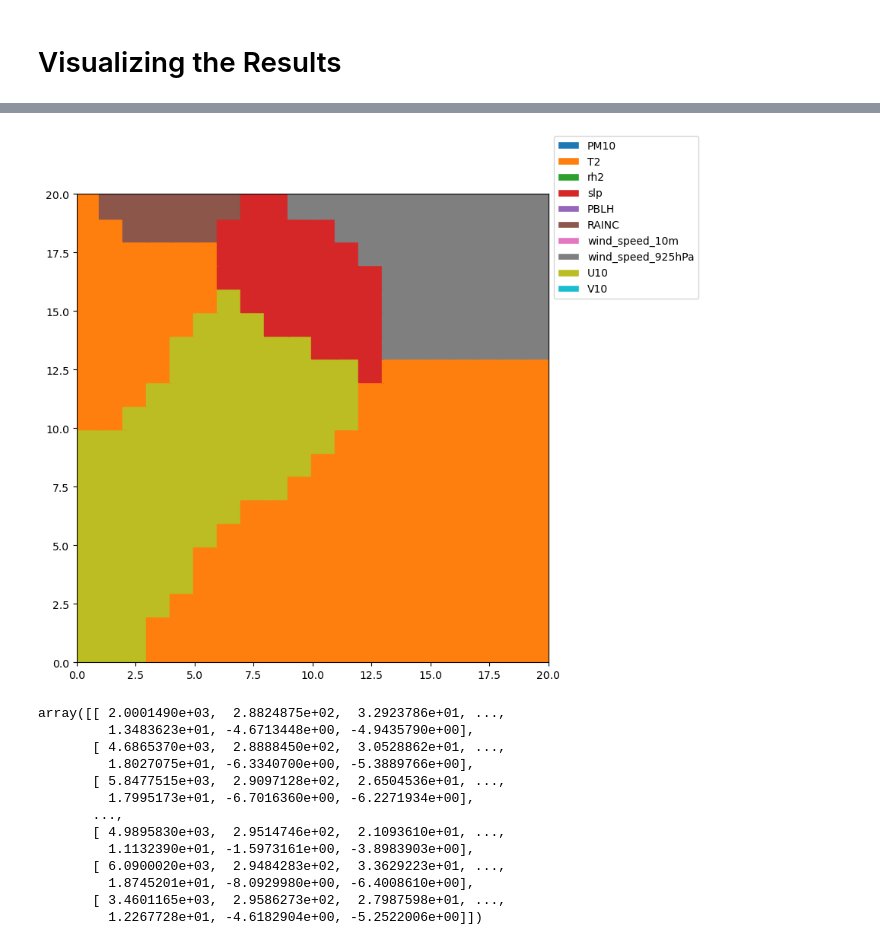
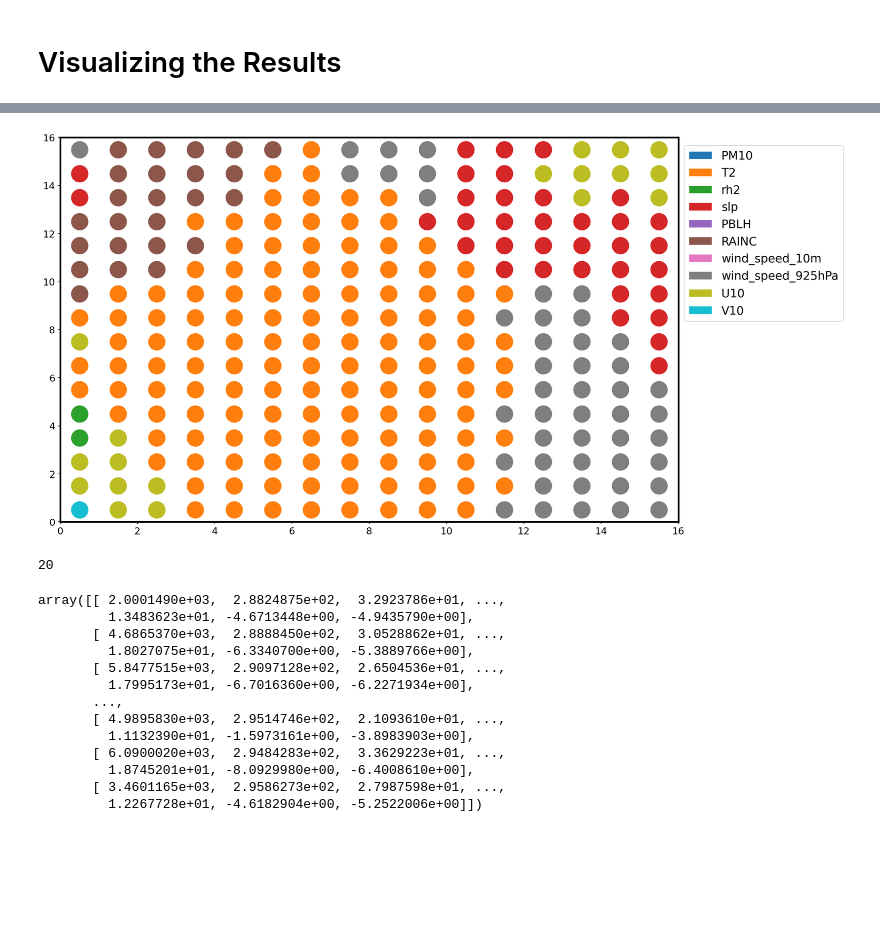
Before and after one commit to projectpythia-mystmd/dust-cookbook, a Jupyter notebook: initial_code.ipynb, the cells around one changed output, grey strips where cells are left out. Saved outputs shown, nothing was run; the diff lists cells and outputs as text; code cells hidden in the pictures; blank space fills up the shorter version.

```diff
--- a/initial_code.ipynb
+++ b/initial_code.ipynb
@@ -140,27 +248,31 @@ plt.savefig('feature_importance.png')
-# %%
-Z = np.zeros((num, num))
-cols = np.array(['sandybrown', 'red', 'darkgreen', 'steelblue', 'magenta', 'lighseagreen', 'blue', 'slateblue', 'orange',
-                'darkorange'])
-plt.figure(figsize=(8, 8))
-for i in np.arange(som._weights.shape[0]):
-    for j in np.arange(som._weights.shape[1]):
-        feature = np.argmax(W[i, j , :])
-        plt.plot([j+.5], [i+.5], 'o', color='C'+str(feature),
-                 marker='s', markersize=24)
-
-legend_elements = [Patch(facecolor='C'+str(i),
-                         edgecolor='w',
-                         label=f) for i, f in enumerate(feature_names)]
-
-plt.legend(handles=legend_elements,
-           loc='center left',
-           bbox_to_anchor=(1, .95))
-
-plt.xlim([0, num])
-plt.ylim([0, num])
-plt.show()
-# %% [output]
-[figure, removed]
+# %%
+cols = np.array(['sandybrown', 'red', 'darkgreen', 'steelblue', 'magenta', 'lighseagreen', 'blue', 'slateblue', 'orange',
+                'darkorange'])
+Z = np.zeros((num, num))
+plt.figure(figsize=(16, 10))
+for i in np.arange(som._weights.shape[0]):
+    for j in np.arange(som._weights.shape[1]):
+        feature = np.argmax(W[i, j , :])
+        plt.plot([i+.5], [j+.5], color='C'+str(feature),
+                 marker='o', markersize=24)
+
+legend_elements = [Patch(facecolor='C'+str(i),
+                         edgecolor='w',
+                         label=f) for i, f in enumerate(feature_names)]
+
+plt.legend(handles=legend_elements,
+           loc='center left',
+           bbox_to_anchor=(1, .75))
+
+plt.xlim([0, num])
+plt.ylim([0, num])
+plt.show()
+# %% [output]
+[figure, added]
+# %%
+len(W[:,:,0])
+# %% [output]
+20
 # %%
 # clusters = [som.winner(data) for data in dust_df[:5000].values]
 # clu = [(cl1+1)*(cl2+1) for cl1, cl2 in clusters]
```
Also changed, not shown: parts of 14 cells of this notebook.
